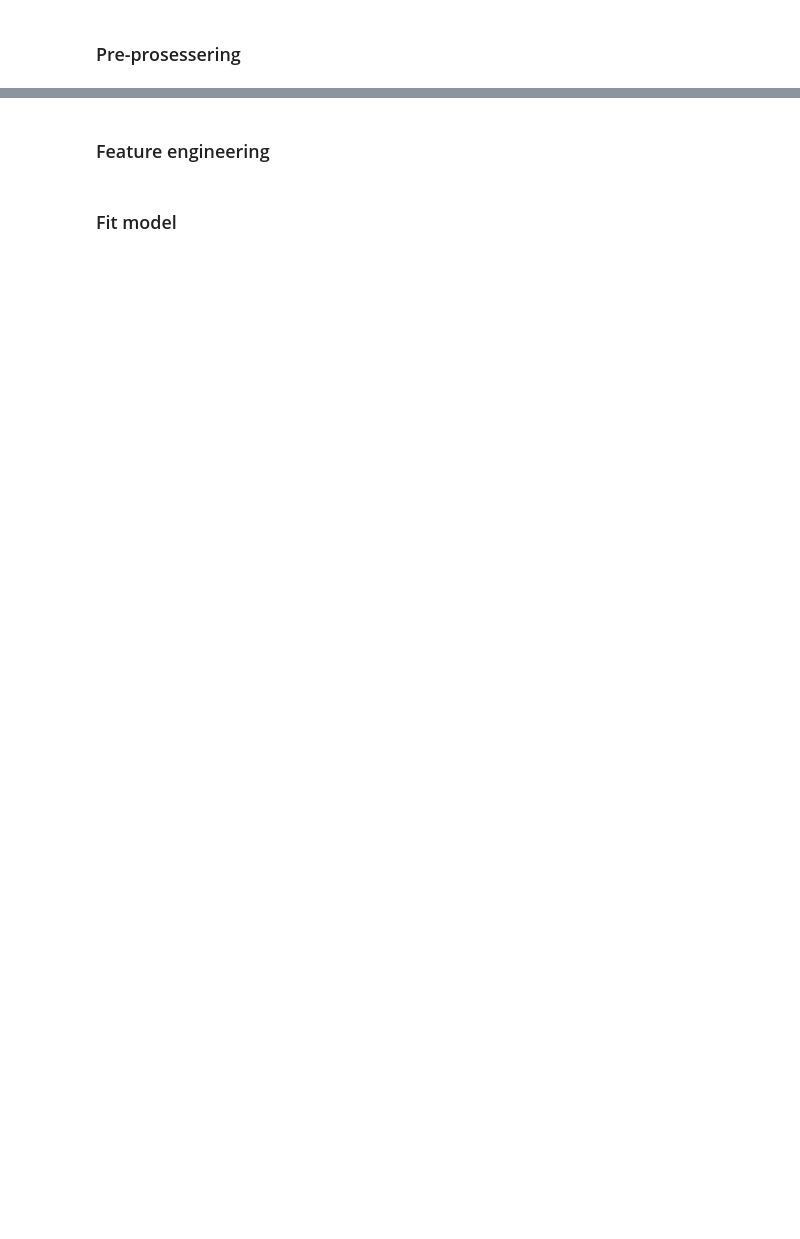
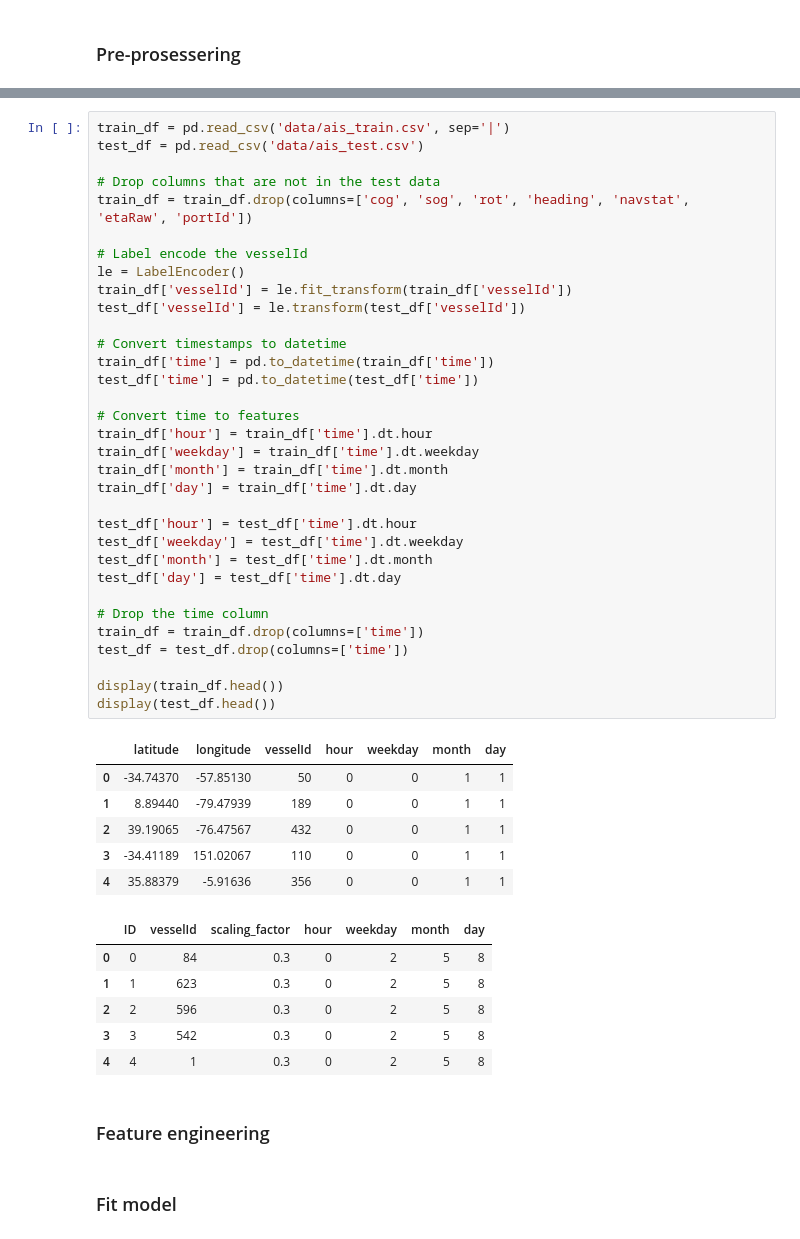
Before and after one commit to andrejvi/AIS-Vessel-Position-Prediction-ML, a Jupyter notebook: Main.ipynb, the cells around one changed output, grey strips where cells are left out. Saved outputs shown, nothing was run; the diff lists cells and outputs as text; blank space fills up the shorter version.

```diff
--- a/Main.ipynb
+++ b/Main.ipynb
@@ -88,3 +30,49 @@ display(train_df.head())
+# %%
+train_df = pd.read_csv('data/ais_train.csv', sep='|')
+test_df = pd.read_csv('data/ais_test.csv')
+
+# Drop columns that are not in the test data
+train_df = train_df.drop(columns=['cog', 'sog', 'rot', 'heading', 'navstat', 'etaRaw', 'portId'])
+
+# Label encode the vesselId
+le = LabelEncoder()
+train_df['vesselId'] = le.fit_transform(train_df['vesselId'])
+test_df['vesselId'] = le.transform(test_df['vesselId'])
+
+# Convert timestamps to datetime
+train_df['time'] = pd.to_datetime(train_df['time'])
+test_df['time'] = pd.to_datetime(test_df['time'])
+
+# Convert time to features
+train_df['hour'] = train_df['time'].dt.hour
+train_df['weekday'] = train_df['time'].dt.weekday
+train_df['month'] = train_df['time'].dt.month
+train_df['day'] = train_df['time'].dt.day
+
+test_df['hour'] = test_df['time'].dt.hour
+test_df['weekday'] = test_df['time'].dt.weekday
+test_df['month'] = test_df['time'].dt.month
+test_df['day'] = test_df['time'].dt.day
+
+# Drop the time column
+train_df = train_df.drop(columns=['time'])
+test_df = test_df.drop(columns=['time'])
+
+display(train_df.head())
+display(test_df.head())
+# %% [output]
+|  | latitude | longitude | vesselId | hour | weekday | month | day |
+| 0 | -34.74370 | -57.85130 | 50 | 0 | 0 | 1 | 1 |
+| 1 | 8.89440 | -79.47939 | 189 | 0 | 0 | 1 | 1 |
+| 2 | 39.19065 | -76.47567 | 432 | 0 | 0 | 1 | 1 |
+| 3 | -34.41189 | 151.02067 | 110 | 0 | 0 | 1 | 1 |
+| 4 | 35.88379 | -5.91636 | 356 | 0 | 0 | 1 | 1 |
+|  | ID | vesselId | scaling_factor | hour | weekday | month | day |
+| 0 | 0 | 84 | 0.3 | 0 | 2 | 5 | 8 |
+| 1 | 1 | 623 | 0.3 | 0 | 2 | 5 | 8 |
+| 2 | 2 | 596 | 0.3 | 0 | 2 | 5 | 8 |
+| 3 | 3 | 542 | 0.3 | 0 | 2 | 5 | 8 |
+| 4 | 4 | 1 | 0.3 | 0 | 2 | 5 | 8 |
 # %% [markdown]
 ### Feature engineering
 # %% [markdown]
```
Also changed, not shown: parts of 11 cells of this notebook, 23 other files.
